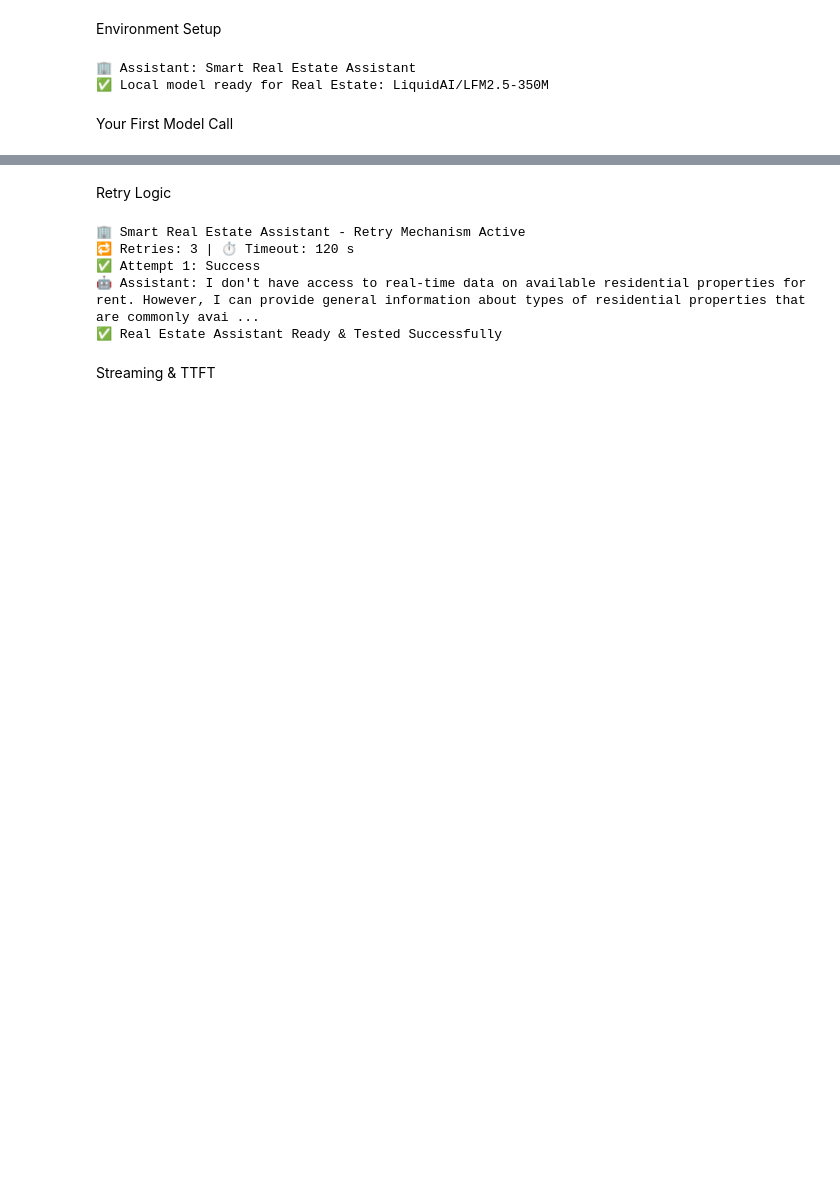
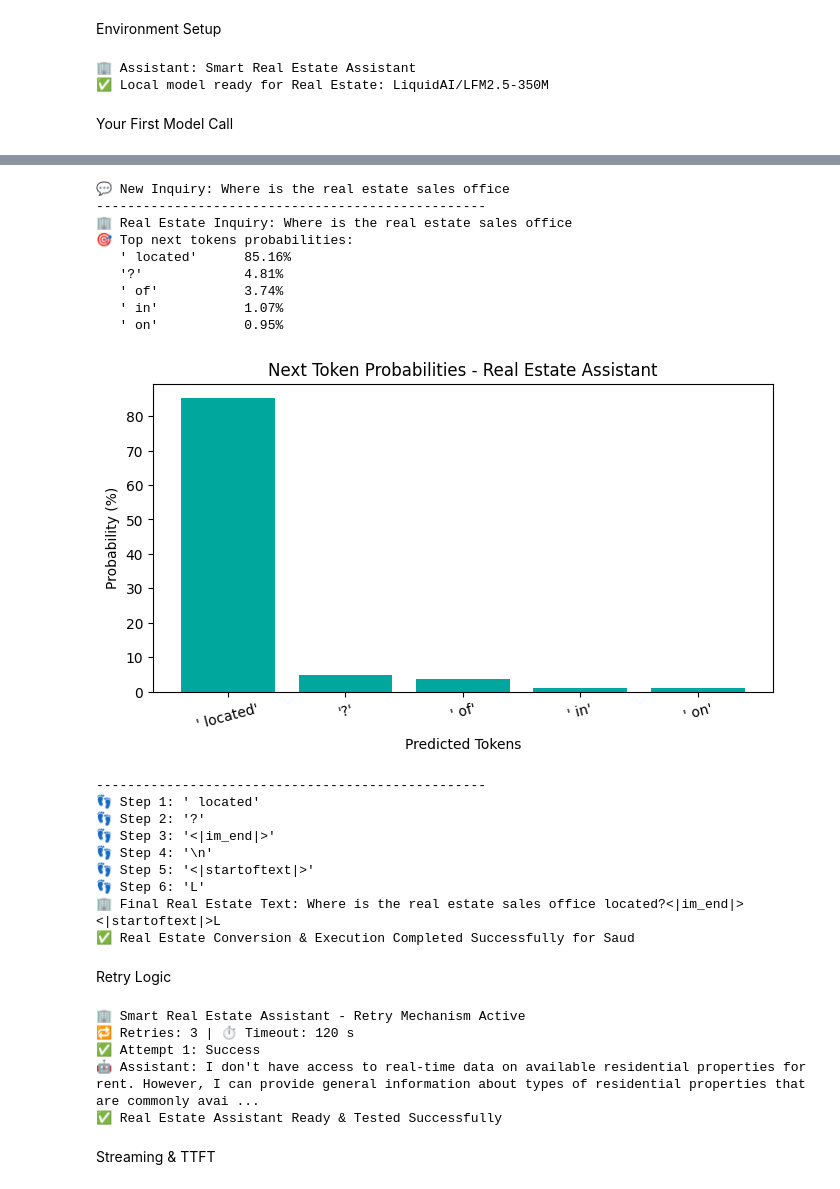
Before and after one commit to EngHussain-AlSharari/qafila-margin-project, a Jupyter notebook: Smart_Real_Estate_Assistant.ipynb, the cells around one changed output, grey strips where cells are left out. Saved outputs shown, nothing was run; the diff lists cells and outputs as text; code cells hidden in the pictures; blank space fills up the shorter version.

```diff
--- a/Smart_Real_Estate_Assistant.ipynb
+++ b/Smart_Real_Estate_Assistant.ipynb
@@ -80,6 +156,81 @@ print("✅ First Real Estate Inquiry Completed Successfully")
 [transformers] `causal_conv1d_update` is falling back to its reference PyTorch implementation because `causal_conv1d` is not installed. This is correct but much slower; install `causal_conv1d` for the ...
 🤖 Assistant: I don't have access to real-time data on available residential properties for rent. However, I can provide general information about types of residential properties that are commonly avai ...
 ✅ First Real Estate Inquiry Completed Successfully
+# %%
+# 🏢 تعريف استفسار جديد خاص بالعقارات
+new_inquiry = "Where is the real estate sales office"
+top_n = 5
+generation_steps = 6
+
+# 1️⃣ دالة توقع الـ Token التالي مع الرسم البياني
+def show_next_tokens(text, top_n):
+    inputs = tokenizer(text, return_tensors="pt")
+    with torch.no_grad():
+        logits = model(**inputs).logits[0, -1]
+    probs = torch.softmax(logits, dim=-1)
+    top = torch.topk(probs, top_n)
+
+    words = [tokenizer.decode([i]) for i in top.indices]
+    values = [p.item() * 100 for p in top.values]
+
+    print("🏢 Real Estate Inquiry:", text)
+    print("🎯 Top next tokens probabilities:")
+    for word, value in zip(words, values):
+        print(f"   {word!r:<15} {value:.2f}%")
+
+    plt.figure(figsize=(8, 4))
+    plt.bar([repr(w) for w in words], values, color="#00A79D")
+    plt.title("Next Token Probabilities - Real Estate Assistant")
+    plt.ylabel("Probability (%)")
+    plt.xlabel("Predicted Tokens")
+    plt.xticks(rotation=15)
+    plt.show()
+
+# 2️⃣ دالة توليد النص خطوة بخطوة
+def generate_step_by_step(text, steps):
+    current = text
+    for step in range(1, steps + 1):
+        inputs = tokenizer(current, return_tensors="pt")
+        with torch.no_grad():
+            logits = model(**inputs).logits[0, -1]
+
+        # اختيار الـ Token الأعلى احتمالاً (Greedy Decoding)
+        next_id = torch.argmax(logits).item()
+        next_token = tokenizer.decode([next_id])
+
+        print(f"👣 Step {step}: {next_token!r}")
+        current += next_token
+
+    print("🏢 Final Real Estate Text:", current)
+
+# 🚀 تشغيل الدوال بالاستفسار العقاري الجديد
+print("💬 New Inquiry:", new_inquiry)
+print("-" * 50)
+show_next_tokens(new_inquiry, top_n)
+print("-" * 50)
+generate_step_by_step(new_inquiry, generation_steps)
+print("✅ Real Estate Conversion & Execution Completed Successfully for Saud")
+# %% [output]
+💬 New Inquiry: Where is the real estate sales office
+--------------------------------------------------
+🏢 Real Estate Inquiry: Where is the real estate sales office
+🎯 Top next tokens probabilities:
+   ' located'      85.16%
+   '?'             4.81%
+   ' of'           3.74%
+   ' in'           1.07%
+   ' on'           0.95%
+[figure, added]
+--------------------------------------------------
+👣 Step 1: ' located'
+👣 Step 2: '?'
+👣 Step 3: '<|im_end|>'
+👣 Step 4: '\n'
+👣 Step 5: '<|startoftext|>'
+👣 Step 6: 'L'
+🏢 Final Real Estate Text: Where is the real estate sales office located?<|im_end|>
+<|startoftext|>L
+✅ Real Estate Conversion & Execution Completed Successfully for Saud
 # %% [markdown]
 Retry Logic
 # %%
```
Also changed, not shown: parts of 27 cells of this notebook.
